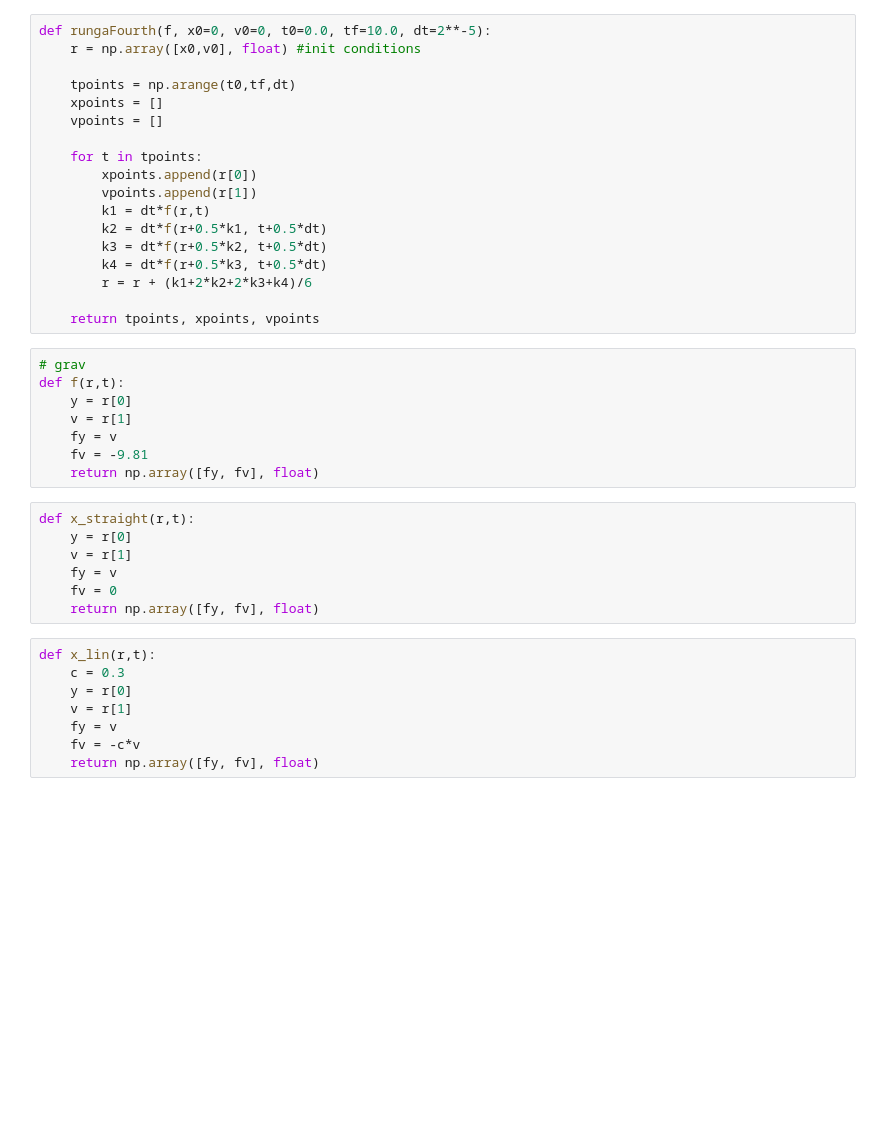
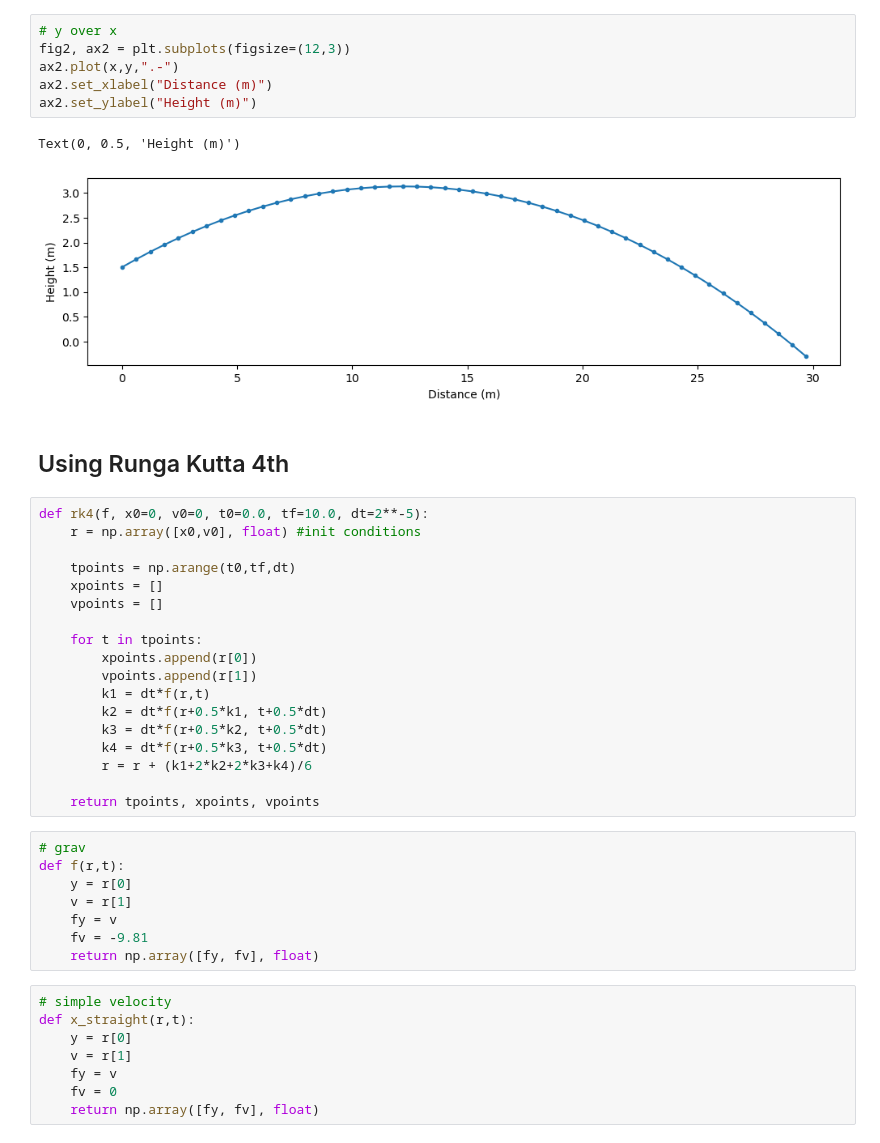
Before and after one commit to JP-Garcia/phys_comp_methods, a Jupyter notebook: dev/Project-Baseball.ipynb, the cells around one changed output. Drawn from its saved outputs; the diff is of its cells as text; blank space fills up the shorter version.

```diff
--- a/dev/Project-Baseball.ipynb
+++ b/dev/Project-Baseball.ipynb
@@ -1,5 +35,16 @@
+# %%
+# y over x
+fig2, ax2 = plt.subplots(figsize=(12,3))
+ax2.plot(x,y,".-")
+ax2.set_xlabel("Distance (m)")
+ax2.set_ylabel("Height (m)")
+# %% [output]
+Text(0, 0.5, 'Height (m)')
+[figure, added]
+# %% [markdown]
+## Using Runga Kutta 4th
 # %%
-def rungaFourth(f, x0=0, v0=0, t0=0.0, tf=10.0, dt=2**-5):
+def rk4(f, x0=0, v0=0, t0=0.0, tf=10.0, dt=2**-5):
     r = np.array([x0,v0], float) #init conditions
 
     tpoints = np.arange(t0,tf,dt)
@@ -25,18 +70,11 @@ def f(r,t):
     fv = -9.81
     return np.array([fy, fv], float)
 # %%
+# simple velocity
 def x_straight(r,t):
     y = r[0]
     v = r[1]
     fy = v
     fv = 0
     return np.array([fy, fv], float)
-# %%
-def x_lin(r,t):
-    c = 0.3
-    y = r[0]
-    v = r[1]
-    fy = v
-    fv = -c*v
-    return np.array([fy, fv], float)
 # %%
```
Also changed, not shown: parts of 19 cells of this notebook, 1 other file.
